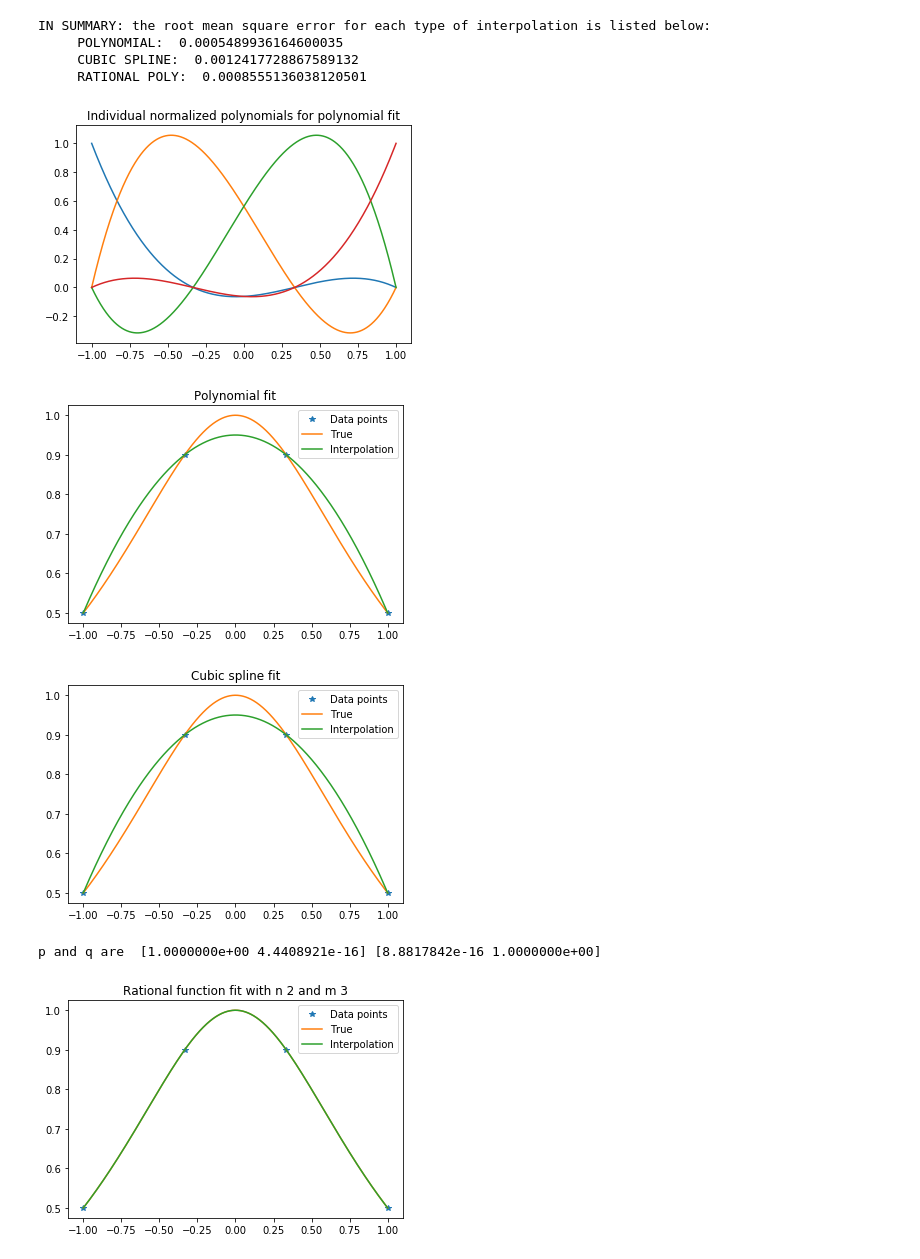
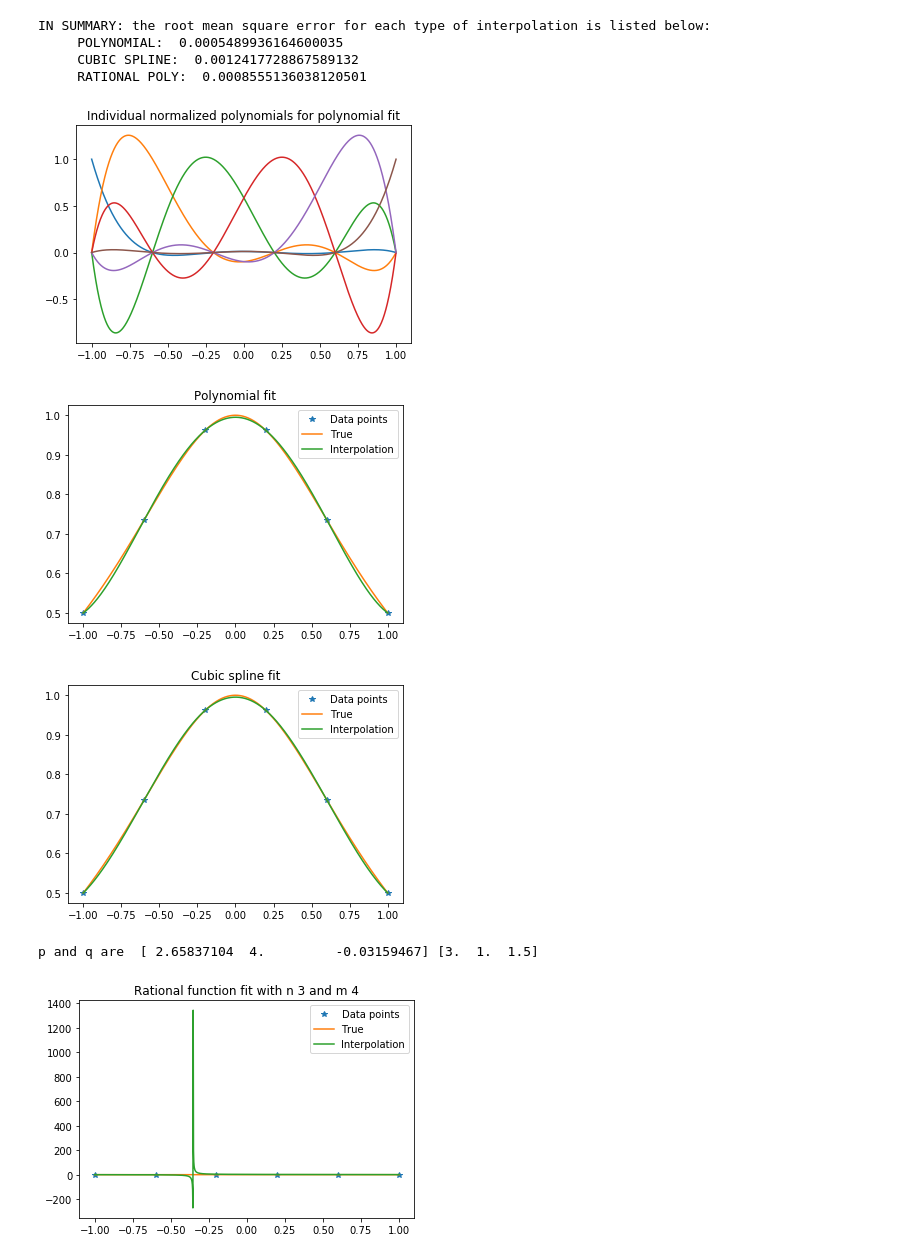
Before and after one commit to lizzord/phys512hw, a Jupyter notebook: problemset1/problem3.ipynb, the cells around one changed output. Cells and saved outputs as stored; diff of their text form; code cells hidden in the pictures.

```diff
--- a/problemset1/problem3.ipynb
+++ b/problemset1/problem3.ipynb
@@ -174,19 +175,25 @@ IN SUMMARY: the root mean square error for each type of interpolation is listed
      RATIONAL POLY:  0.0008555136038120501
 # %%
 #RUN THE COMPARISON WITH LORENTZIAN
-n = 2
-m = 3
+n = 3
+m = 4
 num_points = n + m - 1 #make sure the number of points works for the thing
 num_test_points = 1042
 xi = np.linspace(-1, 1, num_points) #x data for lorentzian
 yi = 1 / (1 + xi**2) # y data for lorentzian
 x_test = np.linspace(xi[0], xi[-1], num_test_points)
 y_true = 1 / (1 + x_test**2)
 
-interp_compare(n, m, num_test_points, xi, yi, x_test, y_true, DEBUG=True, SING_MAT=False)
+interp_compare(n, m, num_test_points, xi, yi, x_test, y_true, DEBUG=False, SING_MAT=False)
+#add in a rational function fit with pinv which can deal with singular matrices
+print('\n Rational function with pinv for singular matrices: ')
+interp_compare(n, m, num_test_points, xi, yi, x_test, y_true, SING_MAT=True, RAT_ONLY=True)
+
+#order of accuracy: rational function with pinv, cubic spline, polynomial, and then very inaccurate
+#the rational function without pinv.
 # %% [output]
-[figure, old version]
+[figure, new version]
-[figure, old version]
+[figure, new version]
-[figure, old version]
+[figure, new version]
-p and q are  [1.0000000e+00 4.4408921e-16] [8.8817842e-16 1.0000000e+00]
+p and q are  [ 2.65837104  4.         -0.03159467] [3.  1.  1.5]
-[figure, old version]
+[figure, new version]
```
Also changed, not shown: parts of 4 cells of this notebook, 1 other file.
